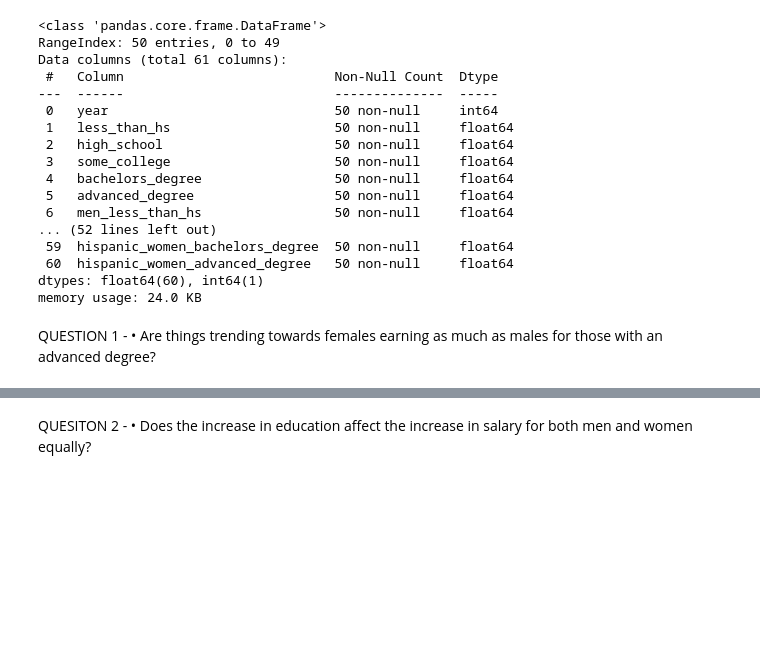
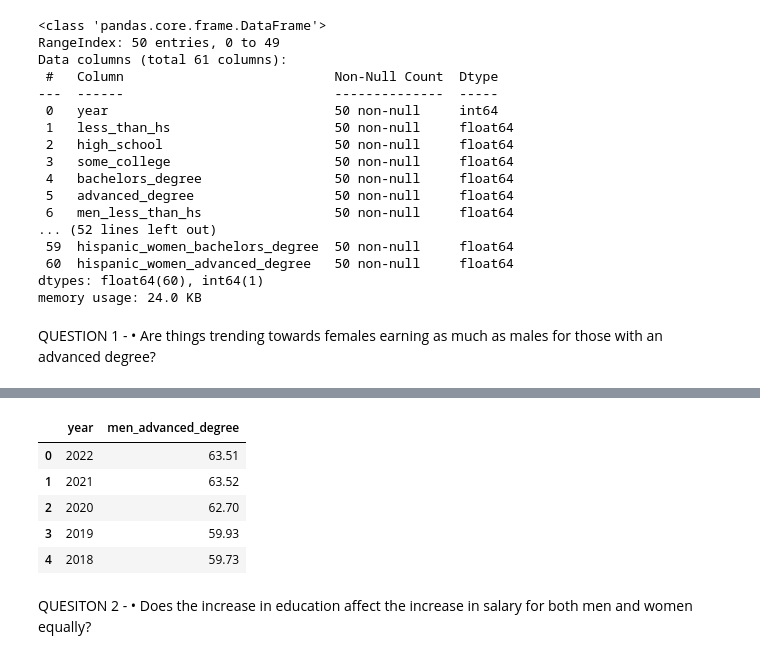
Before and after one commit to Crashapple/Project_1, a Jupyter notebook: Project1.ipynb, the cells around one changed output, grey strips where cells are left out. Drawn from its saved outputs; the diff is of its cells as text; code cells hidden in the pictures; blank space fills up the shorter version.

```diff
--- a/Project1.ipynb
+++ b/Project1.ipynb
@@ -42,3 +58,15 @@ Test to upload to new branch
+# %%
+# Filter the data for females with an advanced degree
+men_with_advanced_degree = df[['year','men_advanced_degree']]
+
+men_with_advanced_degree.head()
+# %% [output]
+|  | year | men_advanced_degree |
+| 0 | 2022 | 63.51 |
+| 1 | 2021 | 63.52 |
+| 2 | 2020 | 62.70 |
+| 3 | 2019 | 59.93 |
+| 4 | 2018 | 59.73 |
 # %% [markdown]
 QUESITON 2 - •	Does the increase in education affect the increase in salary for both men and women equally?
 # %% [markdown]
```
Also changed, not shown: parts of 4 cells of this notebook.
